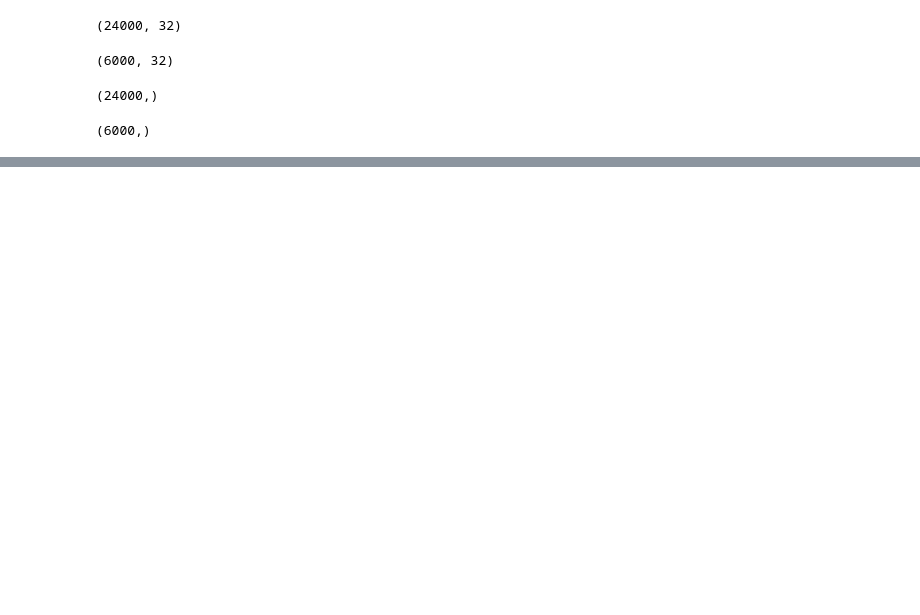
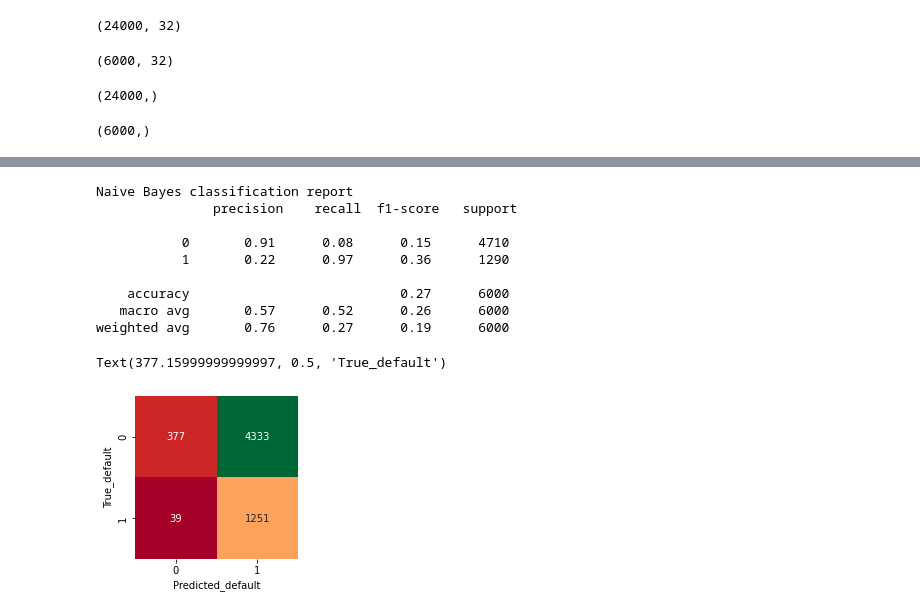
Before and after one commit to iam-ajitkumartoppo/credit_card_default_prediction, a Jupyter notebook: Credit_card_default_prediction.ipynb, the cells around one changed output, grey strips where cells are left out. Cells and saved outputs as stored; diff of their text form; code cells hidden in the pictures; blank space fills up the shorter version.

```diff
--- a/Credit_card_default_prediction.ipynb
+++ b/Credit_card_default_prediction.ipynb
@@ -202,0 +231,23 @@ NameError: name 'classifier' is not defined
+# %%
+nb = GaussianNB()
+nb.fit(X_train,Y_train)
+Y_prednb = nb.predict(X_test)
+# %%
+print("Naive Bayes classification report \n", classification_report(Y_test, Y_prednb))
+matrix_confusion = confusion_matrix(Y_test, Y_prednb)
+plt.figure(figsize = (13,3))
+sns.heatmap(matrix_confusion, square=True, annot=True, cmap='RdYlGn', fmt='d', cbar=False )
+plt.xlabel('Predicted_default')
+plt.ylabel('True_default')
+# %% [output]
+Naive Bayes classification report
+               precision    recall  f1-score   support
+
+           0       0.91      0.08      0.15      4710
+           1       0.22      0.97      0.36      1290
+
+    accuracy                           0.27      6000
+   macro avg       0.57      0.52      0.26      6000
+weighted avg       0.76      0.27      0.19      6000
+Text(377.15999999999997, 0.5, 'True_default')
+[figure, added]
```
Also changed, not shown: parts of 24 cells of this notebook.
